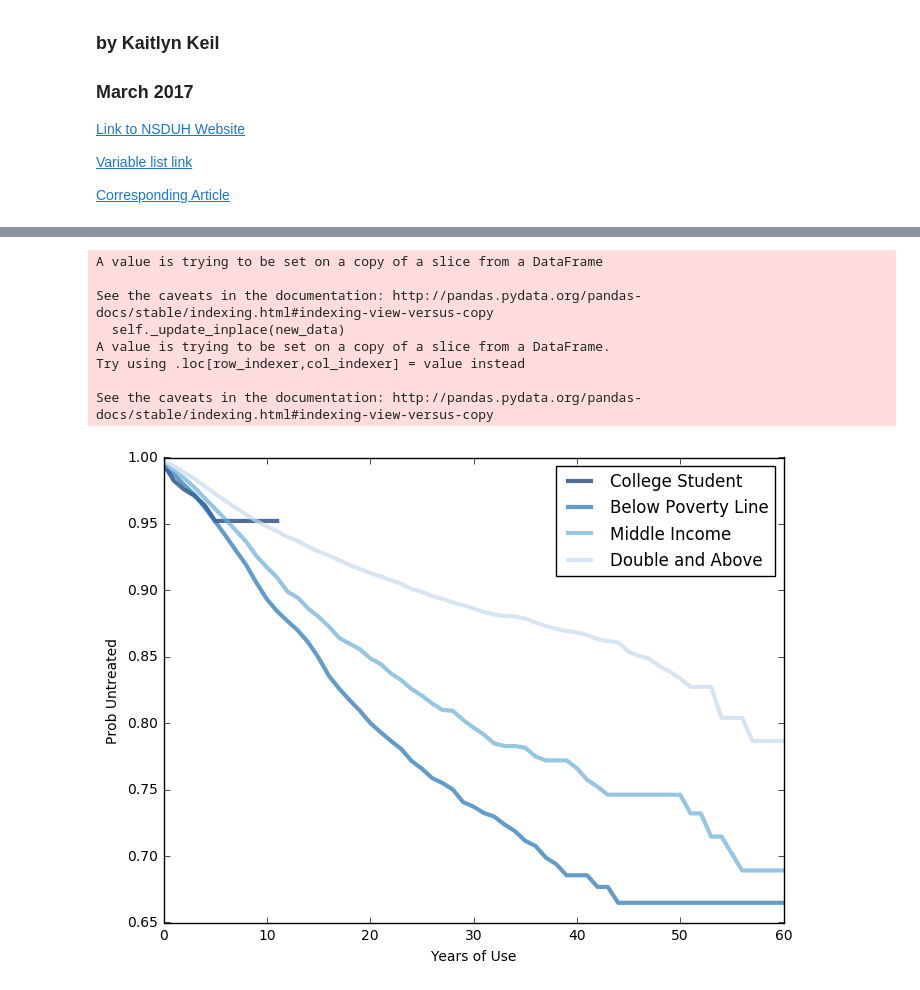
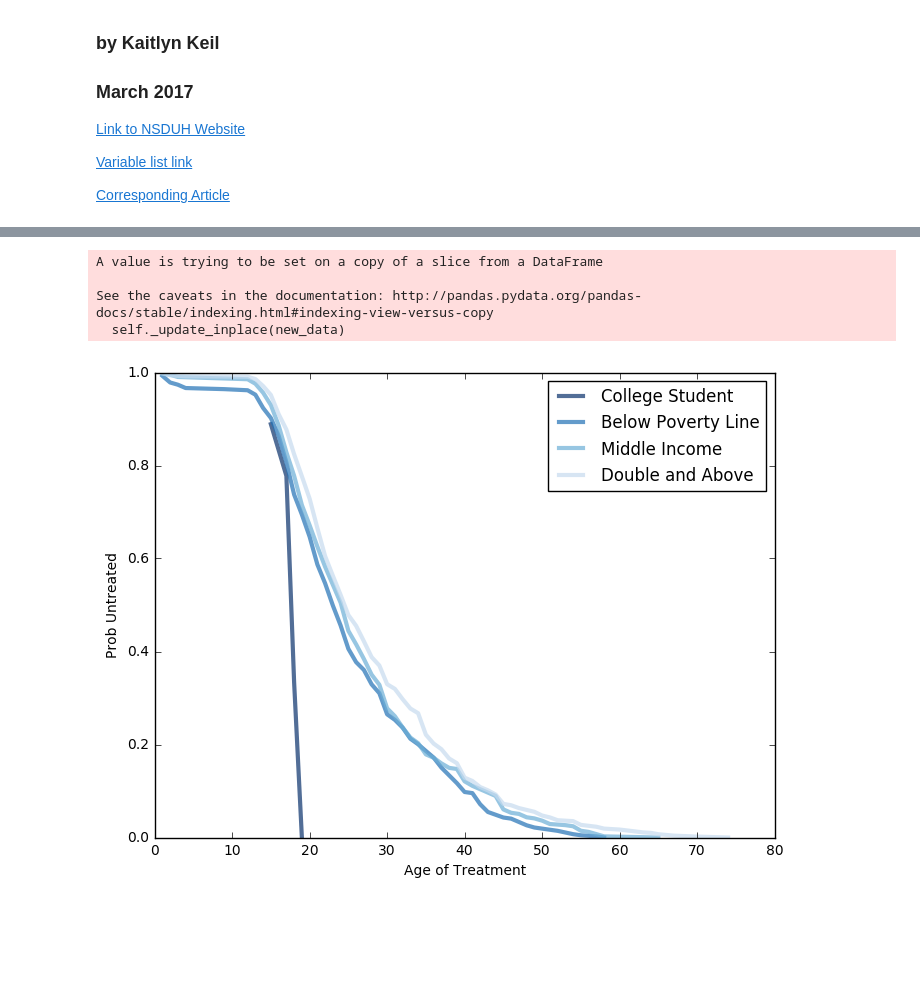
Before and after one commit to KaitlynKeil/ThinkStats2, a Jupyter notebook: code/report2.ipynb, the cells around one changed output, grey strips where cells are left out. Cells and saved outputs as stored; diff of their text form; code cells hidden in the pictures; blank space fills up the shorter version.

Commit message:
Updating report2 notebook and images

```diff
--- a/code/report2.ipynb
+++ b/code/report2.ipynb
@@ -93,6 +80,6 @@ def CleanData(df):
     df['zeros'] = 0
 # %%
-def FillMissingOngoing(years_use):
+def FillMissing(years_use):
     """Fills missing values with an exponentially weighted moving average.
 
     Resulting DataFrame has new columns 'ewma' and 'resid'.
@@ -105,8 +92,8 @@ def FillMissingOngoing(years_use):
     #ids = pd.years_range(years_use.index.min(), years_use.index.max())
     #reindexed = years_use.reindex(ids)
 
-    fake_data = years_use.zeros + thinkstats2.Resample(years_use.yearssincefirst, len(years_use))
-    years_use.yearssincefirst.fillna(fake_data, inplace=True)
+    fake_data = years_use.zeros + thinkstats2.Resample(years_use.age, len(years_use))
+    years_use.age.fillna(fake_data, inplace=True)
 
     return years_use
 
@@ -123,11 +110,9 @@ def FillMissingComplete(years_use):
     #ids = pd.years_range(years_use.index.min(), years_use.index.max())
     #reindexed = years_use.reindex(ids)
 
-    fake_data = years_use.zeros + thinkstats2.Resample(years_use.yearsofuseTX, len(years_use))
-    years_use.yearsofuseTX.fillna(fake_data, inplace=True)
+    fake_data = years_use.zeros + thinkstats2.Resample(years_use.age, len(years_use))
+    years_use.age.fillna(fake_data, inplace=True)
 
-    #years_use['ewma'] = ewma
-    years_use['resid'] = years_use.yearsofuseTX - mean
     return years_use
 # %%
 def EstimateHazardFunction(complete, ongoing, label='', verbose=False):
@@ -185,0 +157,3 @@ See the caveats in the documentation: http://pandas.pydata.org/pandas-docs/stabl
+# %%
+complete = FillMissing(nsduh[nsduh.treated== 1])
+cdf = thinkstats2.Cdf(complete.ageTX)
@@ -273,20 +239,18 @@ def PlotPredictionsByIncome(groups, **options):
 # %%
+# Split the groups up by income
+
 groups = nsduh.groupby('POVERTY2')
 PlotPredictionsByIncome(groups)
 
 AddLabelsByIncome(groups, alpha=0.7)
-thinkplot.Config(xlabel='Years of Use',
-                 xlim = [0, 60],
+thinkplot.Config(xlabel='Age of Treatment',
+                 #xlim = [0, 60],
                  ylabel='Prob Untreated')
                  #ylim=[0.8, 1])
 thinkplot.Show()
 # %% [output]
 A value is trying to be set on a copy of a slice from a DataFrame
 
 See the caveats in the documentation: http://pandas.pydata.org/pandas-docs/stable/indexing.html#indexing-view-versus-copy
   self._update_inplace(new_data)
-A value is trying to be set on a copy of a slice from a DataFrame.
-Try using .loc[row_indexer,col_indexer] = value instead
-
-See the caveats in the documentation: http://pandas.pydata.org/pandas-docs/stable/indexing.html#indexing-view-versus-copy
-[figure, old version]
+[figure, new version]
```
Also changed, not shown: parts of 16 cells of this notebook, 3 other files.
